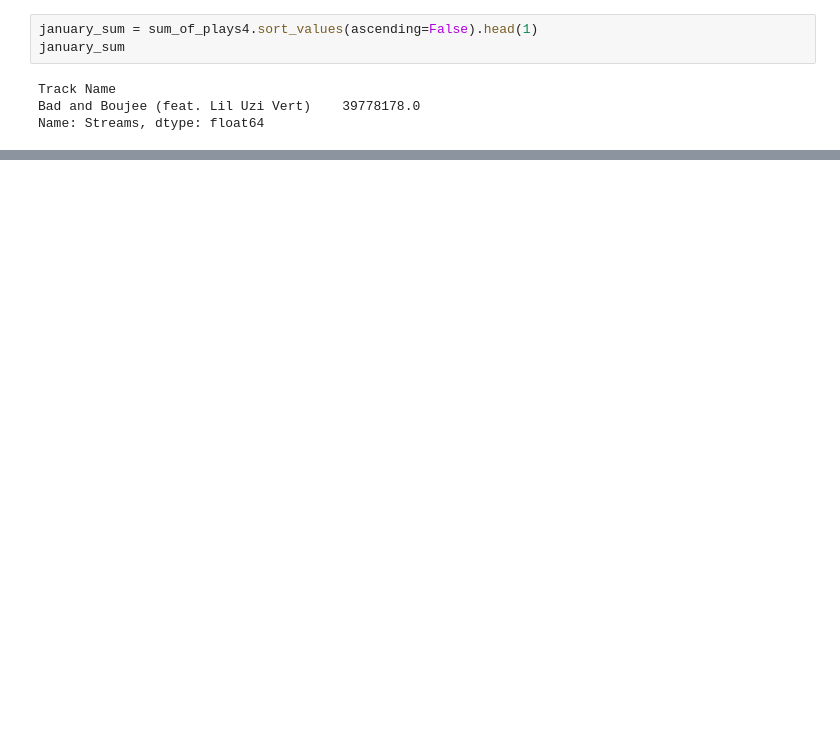
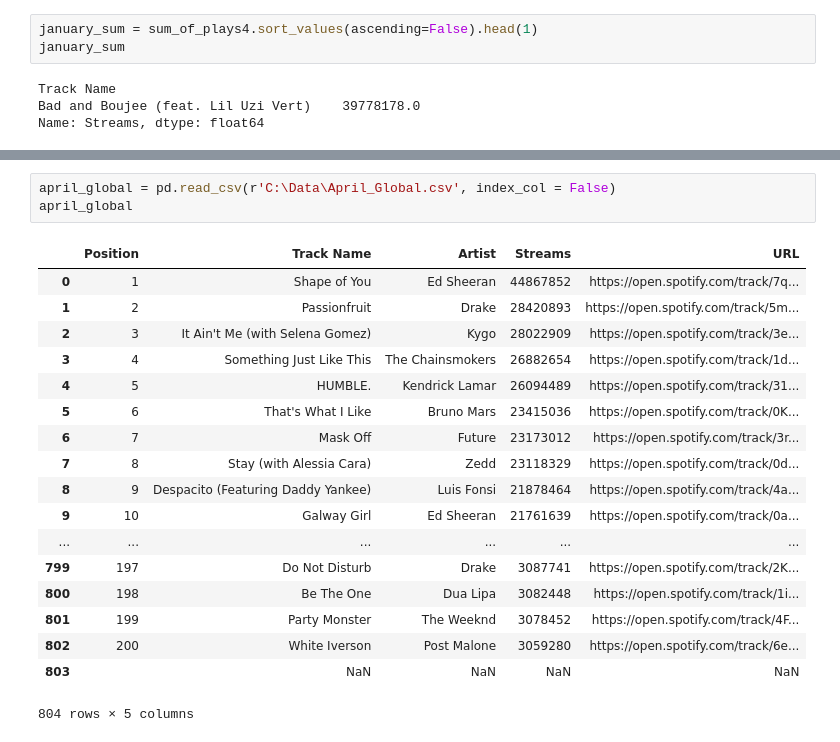
Before and after one commit to elishachauhan/IS362_FinalProject, a Jupyter notebook: Final Project.ipynb, the cells around one changed output, grey strips where cells are left out. Drawn from its saved outputs; the diff is of its cells as text; blank space fills up the shorter version.

Commit message:
Spotify & Song Charts

```diff
--- a/Final Project.ipynb
+++ b/Final Project.ipynb
@@ -398,0 +527,22 @@ Name: Streams, dtype: float64
+# %%
+april_global = pd.read_csv(r'C:\Data\April_Global.csv', index_col = False)
+april_global
+# %% [output]
+|  | Position | Track Name | Artist | Streams | URL |
+| 0 | 1 | Shape of You | Ed Sheeran | 44867852 | https://open.spotify.com/track/7q... |
+| 1 | 2 | Passionfruit | Drake | 28420893 | https://open.spotify.com/track/5m... |
+| 2 | 3 | It Ain't Me (with Selena Gomez) | Kygo | 28022909 | https://open.spotify.com/track/3e... |
+| 3 | 4 | Something Just Like This | The Chainsmokers | 26882654 | https://open.spotify.com/track/1d... |
+| 4 | 5 | HUMBLE. | Kendrick Lamar | 26094489 | https://open.spotify.com/track/31... |
+| 5 | 6 | That's What I Like | Bruno Mars | 23415036 | https://open.spotify.com/track/0K... |
+| 6 | 7 | Mask Off | Future | 23173012 | https://open.spotify.com/track/3r... |
+| 7 | 8 | Stay (with Alessia Cara) | Zedd | 23118329 | https://open.spotify.com/track/0d... |
+| 8 | 9 | Despacito (Featuring Daddy Yankee) | Luis Fonsi | 21878464 | https://open.spotify.com/track/4a... |
+| 9 | 10 | Galway Girl | Ed Sheeran | 21761639 | https://open.spotify.com/track/0a... |
+| ... | ... | ... | ... | ... | ... |
+| 799 | 197 | Do Not Disturb | Drake | 3087741 | https://open.spotify.com/track/2K... |
+| 800 | 198 | Be The One | Dua Lipa | 3082448 | https://open.spotify.com/track/1i... |
+| 801 | 199 | Party Monster | The Weeknd | 3078452 | https://open.spotify.com/track/4F... |
+| 802 | 200 | White Iverson | Post Malone | 3059280 | https://open.spotify.com/track/6e... |
+| 803 |  | NaN | NaN | NaN | NaN |
+804 rows × 5 columns
```
Also changed, not shown: parts of 51 cells of this notebook.
